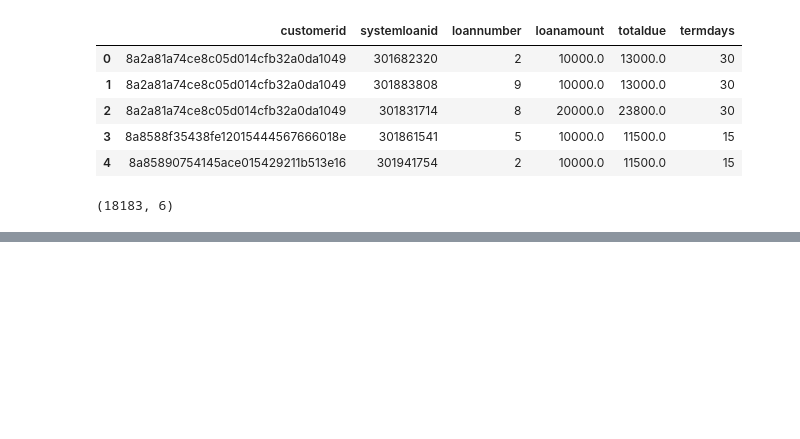
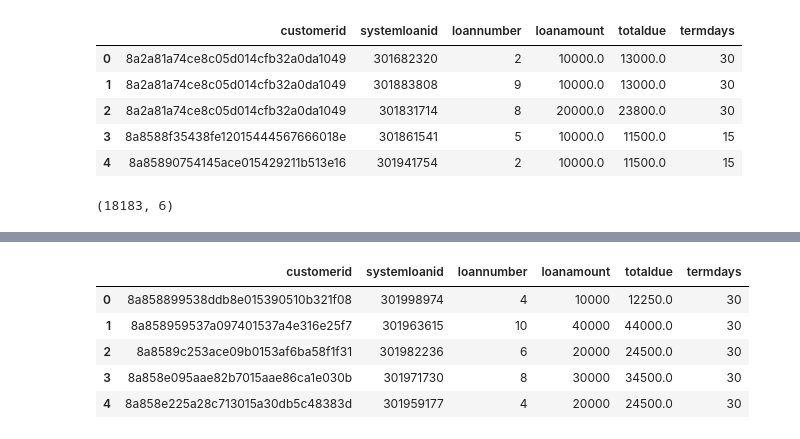
Before and after one commit to elishatofunmi/data-preprocessing, a Jupyter notebook: DSN_2018_task/exploring the data.ipynb, the cells around one changed output, grey strips where cells are left out. Cells and saved outputs as stored; diff of their text form; code cells hidden in the pictures; blank space fills up the shorter version.

```diff
--- a/DSN_2018_task/exploring the data.ipynb
+++ b/DSN_2018_task/exploring the data.ipynb
@@ -296,0 +351,10 @@ train_prev_create.shape
+# %%
+test_pref = testperf.drop(['referredby','approveddate','creationdate'], axis =1)
+test_pref.head()
+# %% [output]
+|  | customerid | systemloanid | loannumber | loanamount | totaldue | termdays |
+| 0 | 8a858899538ddb8e015390510b321f08 | 301998974 | 4 | 10000 | 12250.0 | 30 |
+| 1 | 8a858959537a097401537a4e316e25f7 | 301963615 | 10 | 40000 | 44000.0 | 30 |
+| 2 | 8a8589c253ace09b0153af6ba58f1f31 | 301982236 | 6 | 20000 | 24500.0 | 30 |
+| 3 | 8a858e095aae82b7015aae86ca1e030b | 301971730 | 8 | 30000 | 34500.0 | 30 |
+| 4 | 8a858e225a28c713015a30db5c48383d | 301959177 | 4 | 20000 | 24500.0 | 30 |
```
Also changed, not shown: parts of 18 cells of this notebook, 12 other files.
